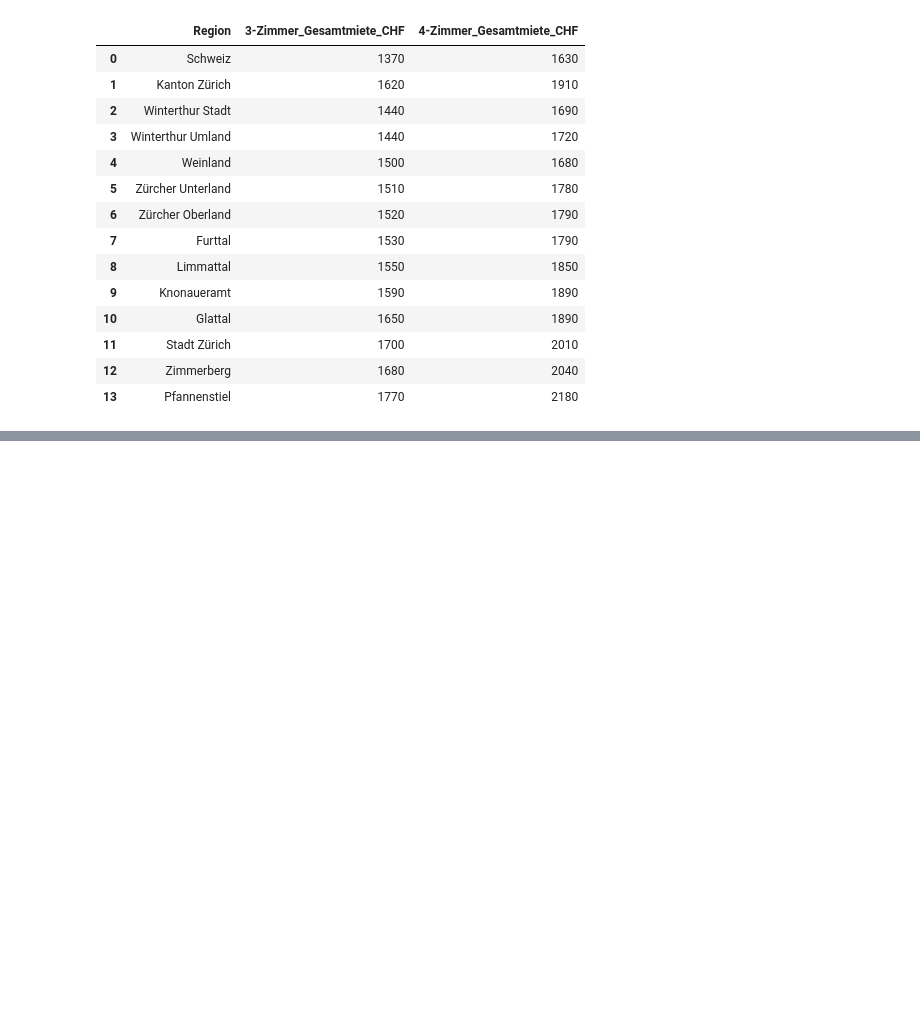
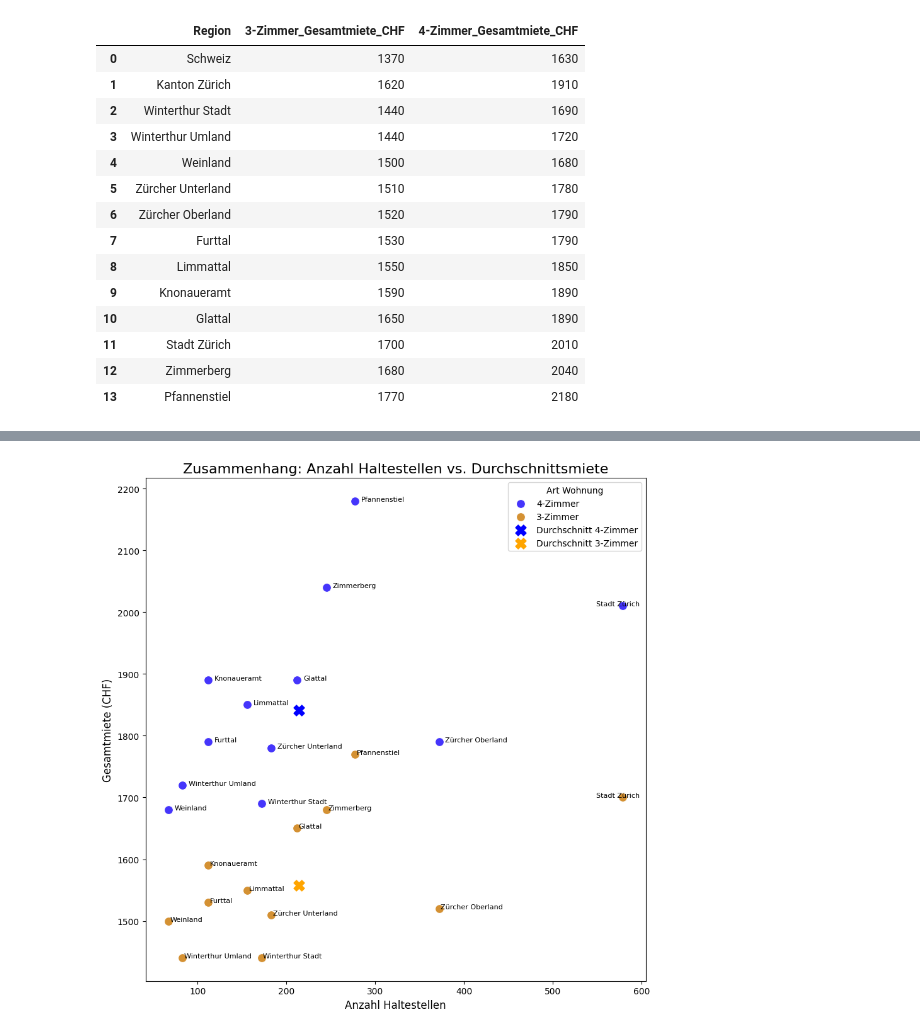
Before and after one commit to PrWR-I-24-27/Projektauftrag2_Jakub_Lucien_Luca, a Jupyter notebook: index.ipynb, the cells around one changed output, grey strips where cells are left out. Saved outputs shown, nothing was run; the diff lists cells and outputs as text; code cells hidden in the pictures; blank space fills up the shorter version.

```diff
--- a/index.ipynb
+++ b/index.ipynb
@@ -112,0 +160,60 @@ plt.show()
+# %%
+df_Miet_Selekt = df_Miet_alles[["Region", "3-Zimmer_Gesamtmiete_CHF", "4-Zimmer_Gesamtmiete_CHF"]]
+df_Miet_Selekt = df_Miet_Selekt.set_index('Region')
+df_haltestellen = pd.read_csv("data/stop-points-today_zurich.csv", sep=";", dtype=str)
+df_gemeinden = pd.read_csv("data/gemeinde_region.csv", sep=",", dtype=str)
+df_beide = df_haltestellen.merge(
+    df_gemeinden[['BFS', 'Planungsregion']],
+    left_on='Gemeindenummer BFS',
+    right_on='BFS',
+    how='left'
+)
+df_haltestellen_count = df_beide.groupby('Planungsregion').size().reset_index(name='Haltestellen')
+df_plot = df_Miet_Selekt.merge(df_haltestellen_count, left_index=True, right_on='Planungsregion', how='left')
+df_plot = df_plot[df_plot['Planungsregion'] != 'Kanton Zürich']
+
+plt.figure(figsize=(9,9))
+
+sns.scatterplot(
+    data=df_plot,
+    x='Haltestellen',
+    y='4-Zimmer_Gesamtmiete_CHF',
+    s=100,
+    color="#4535fb",
+    label='4-Zimmer'
+)
+
+sns.scatterplot(
+    data=df_plot,
+    x='Haltestellen',
+    y='3-Zimmer_Gesamtmiete_CHF',
+    s=100,
+    color="#d49133",
+    label='3-Zimmer'
+)
+
+avg_3_zimmer = df_plot['3-Zimmer_Gesamtmiete_CHF'].mean()
+avg_4_zimmer = df_plot['4-Zimmer_Gesamtmiete_CHF'].mean()
+avg_haltestellen = df_plot['Haltestellen'].mean()
+
+plt.scatter(avg_haltestellen, avg_4_zimmer, s=150, color='blue', marker='X', label='Durchschnitt 4-Zimmer')
+plt.scatter(avg_haltestellen, avg_3_zimmer, s=150, color='orange', marker='X', label='Durchschnitt 3-Zimmer')
+
+x_max = df_plot['Haltestellen'].max()
+
+for i, row in df_plot.iterrows():
+    x_offset_4 = 7 if row['Haltestellen'] < x_max - 20 else -30
+    x_offset_3 = 2 if row['Haltestellen'] < x_max - 20 else -30
+
+    plt.text(row['Haltestellen'] + x_offset_4, row['4-Zimmer_Gesamtmiete_CHF'], row['Planungsregion'], fontsize=8)
+    plt.text(row['Haltestellen'] + x_offset_3, row['3-Zimmer_Gesamtmiete_CHF'], row['Planungsregion'], fontsize=8)
+
+
+plt.title('Zusammenhang: Anzahl Haltestellen vs. Durchschnittsmiete', fontsize=16)
+plt.xlabel('Anzahl Haltestellen', fontsize=12)
+plt.ylabel('Gesamtmiete (CHF)', fontsize=12)
+plt.legend(title='Art Wohnung')
+plt.tight_layout()
+plt.show()
+# %% [output]
+[figure, added]
```
Also changed, not shown: parts of 3 cells of this notebook.
